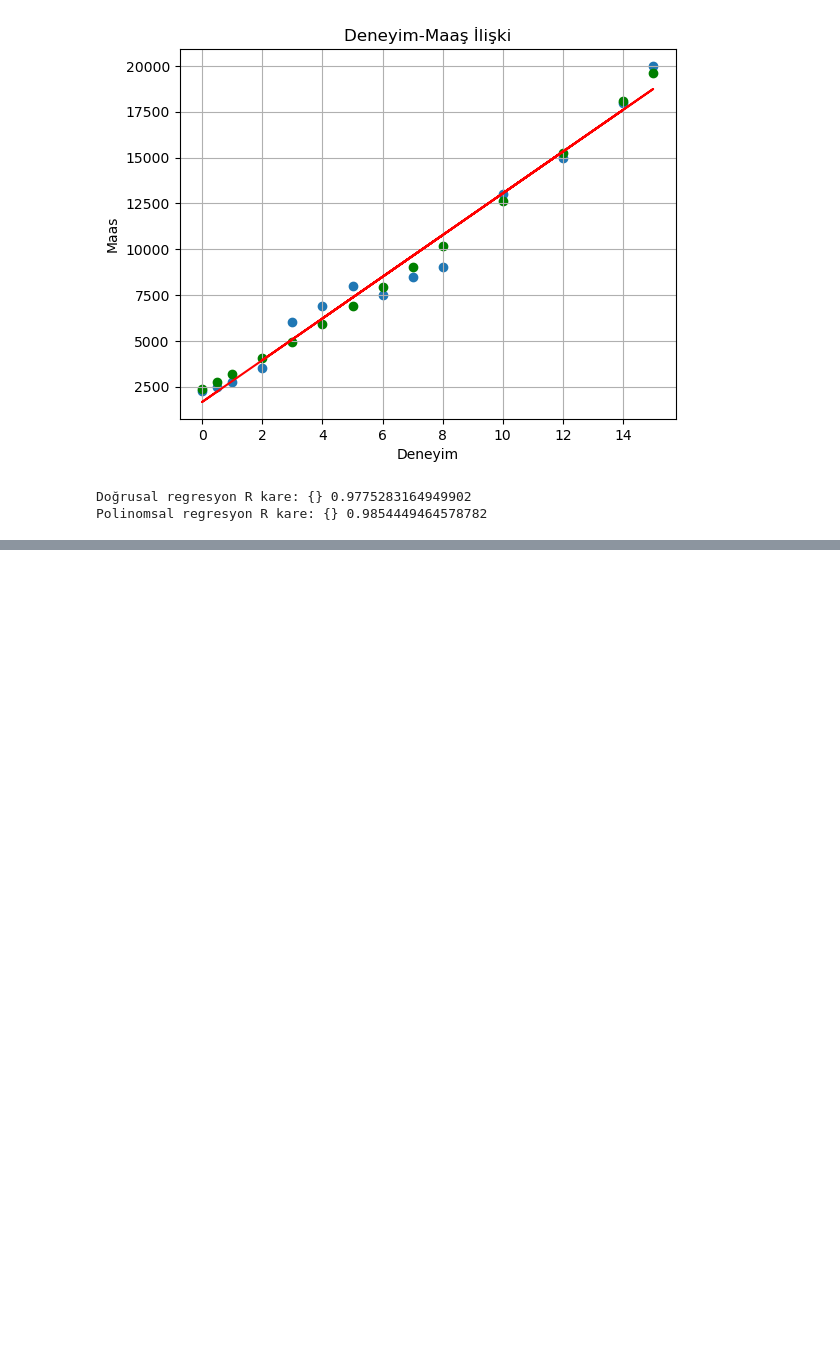
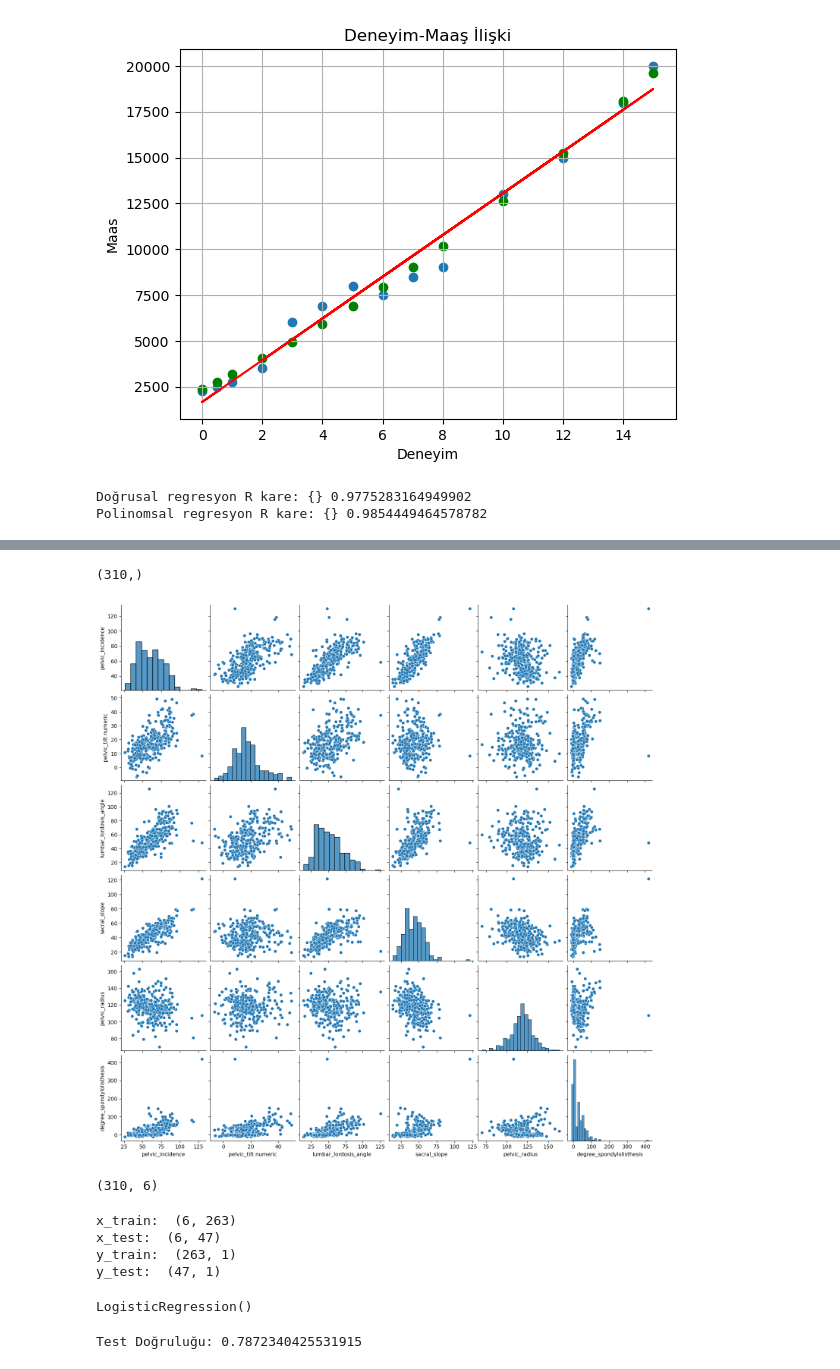
Before and after one commit to ErtugrulDay/Data-Analysis, a Jupyter notebook: 2yapay_zeka.ipynb, the cells around one changed output, grey strips where cells are left out. Cells and saved outputs as stored; diff of their text form; code cells hidden in the pictures; blank space fills up the shorter version.

```diff
--- a/2yapay_zeka.ipynb
+++ b/2yapay_zeka.ipynb
@@ -317,0 +352,3 @@ Polinomsal regresyon R kare: {} 0.9854449464578782
+# %%
+data["class"]=[1 if each== "Abnormal" else 0 for each in data["class"]]
+data.head()
@@ -317,0 +380,19 @@ Polinomsal regresyon R kare: {} 0.9854449464578782
+# %%
+y=data["class"].values # sınıfları y değişkenin içerisine koyalım.
+x_data=data.drop(["class"],axis=1)
+print(y.shape)
+# %% [output]
+(310,)
+# %%
+#verilerin içerisinde bulunan özelliklerin birbiri ile ilişkisini yorumlayalım
+sns.pairplot(x_data)
+plt.show()
+# %% [output]
+[figure, added]
+# %%
+#normalizasyon
+# Xnorm= (x-min(x))/max(x)-min(x)
+x=(x_data-np.min(x_data))/(np.max(x_data)-np.min(x_data)).values
+print(x.shape)
+# %% [output]
+(310, 6)
@@ -317,0 +402,36 @@ Polinomsal regresyon R kare: {} 0.9854449464578782
+# %%
+x_train, x_test, y_train, y_test=train_test_split(x,y,test_size=0.15,random_state=42)
+
+#Transpose alıyoruz
+x_train=x_train.T
+x_test=x_test.T
+y_train=y_train.reshape(-1,1)
+y_test=y_test.reshape(-1,1)
+
+print("x_train: ",x_train.shape)
+print("x_test: ",x_test.shape)
+print("y_train: ",y_train.shape)
+print("y_test: ",y_test.shape)
+# %% [output]
+x_train:  (6, 263)
+x_test:  (6, 47)
+y_train:  (263, 1)
+y_test:  (47, 1)
+# %%
+#sklearn ile lojistik regresyon modeli eğitimi ve testi
+from sklearn.linear_model import LogisticRegression
+lr=LogisticRegression()
+y_train=y_train.flatten() #2D veriyi 1D diziye dönüştürün
+# print(y_train.shape)
+x_train=x_train.T
+# print(x_train.shape)
+lr.fit(x_train,y_train)
+# %% [output]
+LogisticRegression()
+# %%
+y_test=y_test.flatten()
+x_test=x_test.T
+test_acc=lr.score(x_test,y_test)
+print("Test Doğruluğu:",test_acc)
+# %% [output]
+Test Doğruluğu: 0.7872340425531915
```
Also changed, not shown: parts of 17 cells of this notebook, 1 other file.
